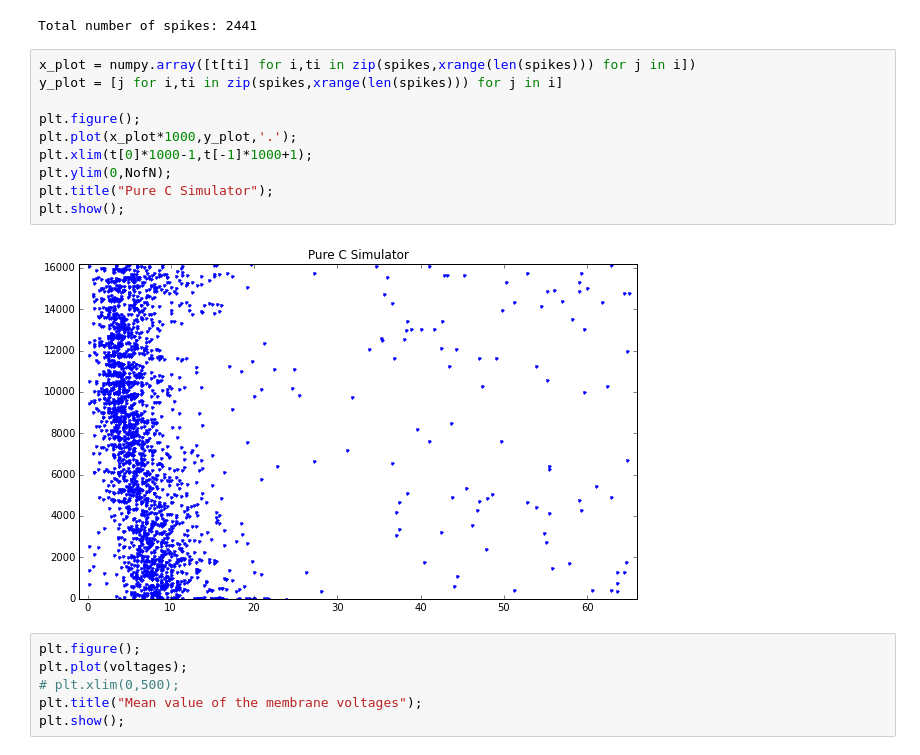
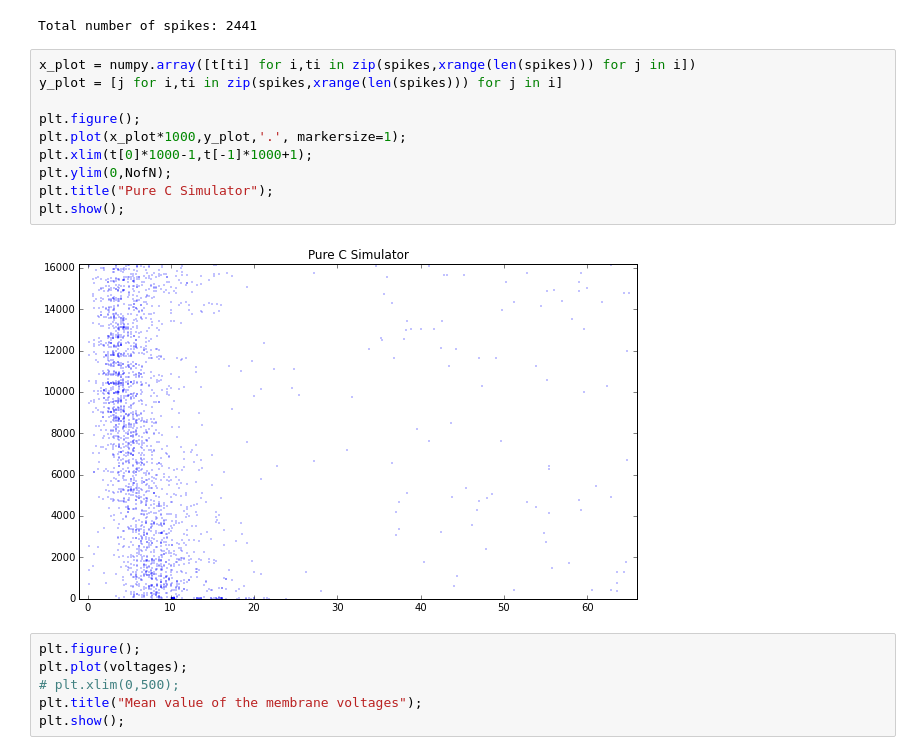
Before and after one commit to ricardodeazambuja/Bee, a Jupyter notebook: BEE_Simulator_DEVELOPMENT.ipynb, the cells around one changed output. Cells and saved outputs as stored; diff of their text form.

```diff
--- a/BEE_Simulator_DEVELOPMENT.ipynb
+++ b/BEE_Simulator_DEVELOPMENT.ipynb
@@ -3928,15 +3927,15 @@ Total number of spikes: 2441
 # %%
 x_plot = numpy.array([t[ti] for i,ti in zip(spikes,xrange(len(spikes))) for j in i])
 y_plot = [j for i,ti in zip(spikes,xrange(len(spikes))) for j in i]
 
 plt.figure();
-plt.plot(x_plot*1000,y_plot,'.');
+plt.plot(x_plot*1000,y_plot,'.', markersize=1);
 plt.xlim(t[0]*1000-1,t[-1]*1000+1);
 plt.ylim(0,NofN);
 plt.title("Pure C Simulator");
 plt.show();
 # %% [output]
-[figure, old version]
+[figure, new version]
 # %%
 plt.figure();
 plt.plot(voltages);
```
Also changed, not shown: parts of 10 cells of this notebook, 1 other file.
